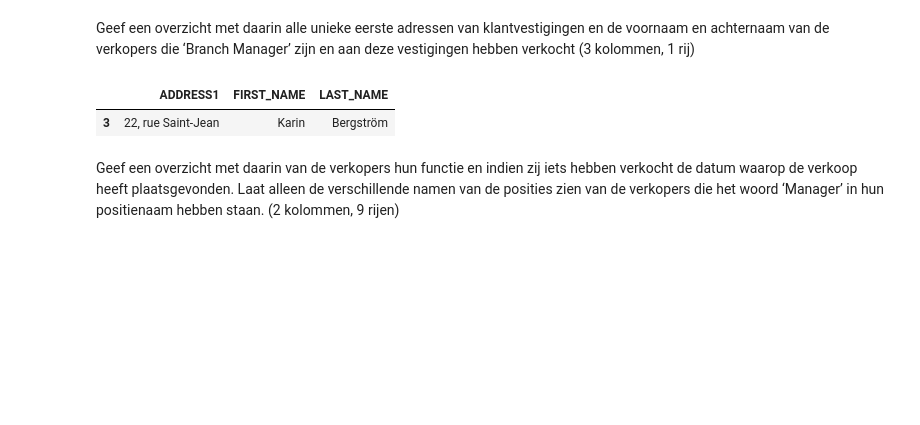
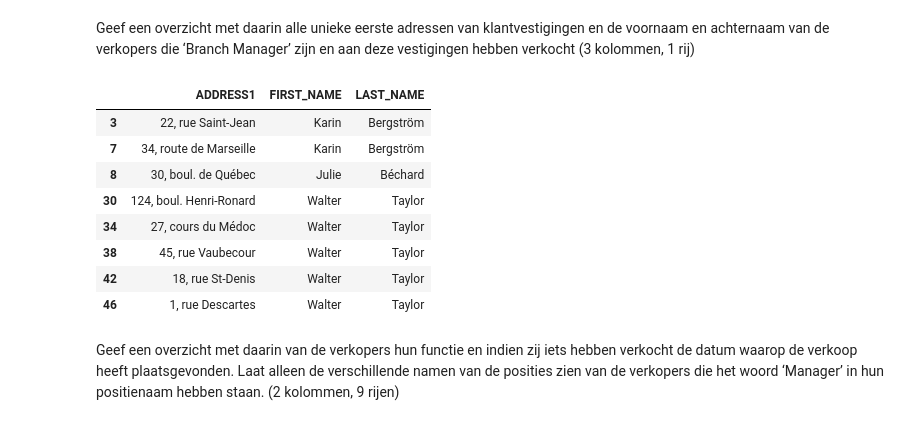
Before and after one commit to RedIsGaming/DEDS_portfolio, a Jupyter notebook: deds_portfolio/src/Practicum_2.3_Opdrachten.ipynb, the cells around one changed output. Drawn from its saved outputs; the diff is of its cells as text; code cells hidden in the pictures; blank space fills up the shorter version.

```diff
--- a/deds_portfolio/src/Practicum_2.3_Opdrachten.ipynb
+++ b/deds_portfolio/src/Practicum_2.3_Opdrachten.ipynb
@@ -284,11 +292,18 @@ Geef een overzicht met daarin alle unieke eerste adressen van klantvestigingen e
 # %%
 df = retailer_site.merge(sales_staff, left_on="RETAILER_CODE", how="inner", right_on="SALES_BRANCH_CODE", indicator=True)
 subsets: list[str] = ["ADDRESS1", "FIRST_NAME", "LAST_NAME"]
 data = df["POSITION_EN"].isin(["Branch Manager"])
-df.loc[data, subsets].drop_duplicates(subset=subsets).head(1)
+df.loc[data, subsets].drop_duplicates(subset=subsets) #wow
 # %% [output]
 |  | ADDRESS1 | FIRST_NAME | LAST_NAME |
 | 3 | 22, rue Saint-Jean | Karin | Bergström |
+| 7 | 34, route de Marseille | Karin | Bergström |
+| 8 | 30, boul. de Québec | Julie | Béchard |
+| 30 | 124, boul. Henri-Ronard | Walter | Taylor |
+| 34 | 27, cours du Médoc | Walter | Taylor |
+| 38 | 45, rue Vaubecour | Walter | Taylor |
+| 42 | 18, rue St-Denis | Walter | Taylor |
+| 46 | 1, rue Descartes | Walter | Taylor |
 # %% [markdown]
 Geef een overzicht met daarin van de verkopers hun functie en indien zij iets hebben verkocht de datum waarop de verkoop heeft plaatsgevonden. Laat alleen de verschillende namen van de posities zien van de verkopers die het woord ‘Manager’ in hun positienaam hebben staan. (2 kolommen, 9 rijen)
 # %%
```
Also changed, not shown: parts of 3 cells of this notebook, 1 other file.
